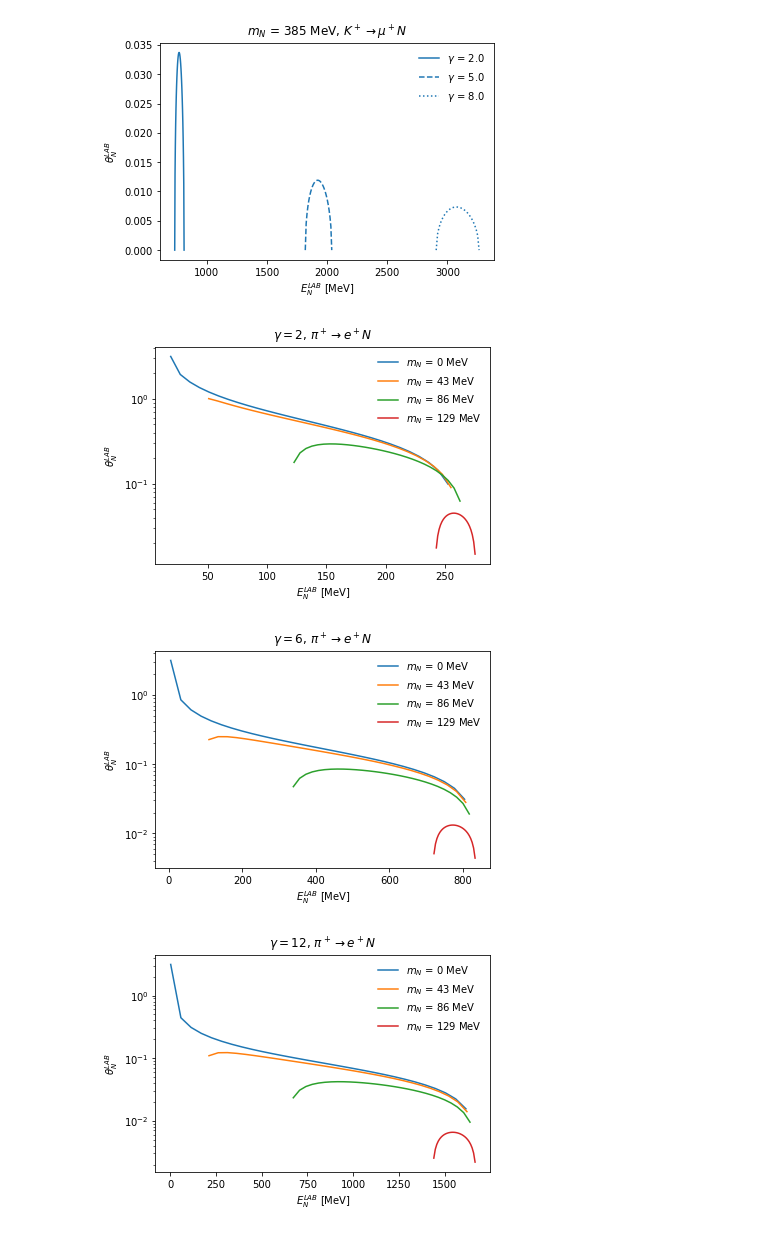
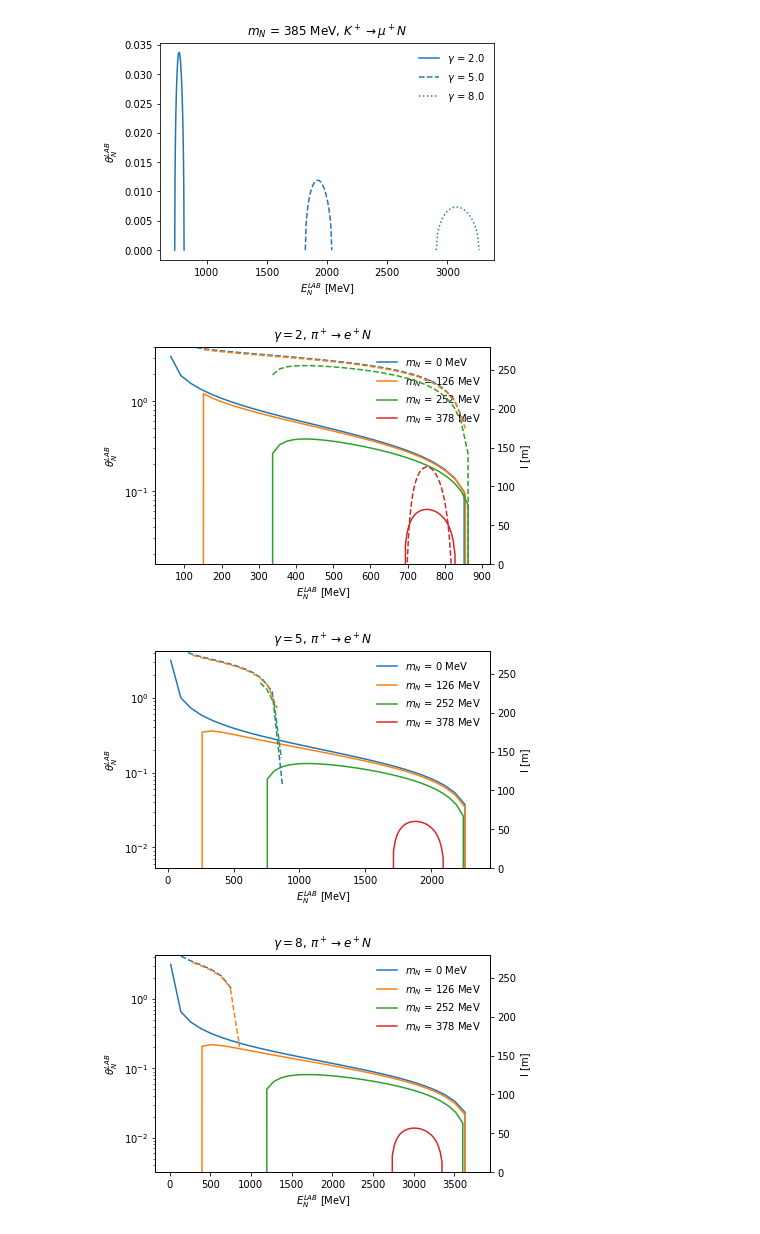
Before and after one commit to mhostert/HNL-DIF, a Jupyter notebook: old/angular_correlation_flux.ipynb, the cells around one changed output. Saved outputs shown, nothing was run; the diff lists cells and outputs as text; code cells hidden in the pictures.

```diff
--- a/old/angular_correlation_flux.ipynb
+++ b/old/angular_correlation_flux.ipynb
@@ -70,7 +75,0 @@ ValueError: f(a) and f(b) must have different signs
-# %%
-for i, m_n in enumerate(np.array([0, 100, 250, 380])):
-    plt.plot(np.average(out[0], axis=0, weights=out[1])[i, :]/1000,
-             np.average(out[1], axis=0, weights=out[1])[i, :],
-             label=f'$M_N$ = {m_n} MeV')
-plt.legend(frameon=False)
-plt.yscale('log')
@@ -160,8 +82,0 @@ Text(0.5, 0, '$E^{LAB}_N$ [MeV]')
-# %%
-l = np.linspace(0, 100)
-sin_theta_l = R0*np.sin(theta_0)/R_given_l(l, theta_0, R0)
-plt.plot(l, sin_theta_l)
-for stheta in sin_theta_lab:
-    plt.axhline(stheta, color='C1')
-plt.xlabel('l [m]')
-plt.ylabel(r'$\sin \theta$')
@@ -223,29 +135,35 @@ for m_N in [0, 10, 150, 350, 385]:
 [figure]
 [figure]
 # %%
-parent = lp.pi_plus
-other_daughter = lp.e_plus
+parent = lp.K_plus
+other_daughter = lp.mu_plus
 cos_theta_cm_test = np.linspace(-1, 1, 31)
-gamma_test = [2, 6, 12]
+gamma_test = [2, 5, 8]
 linestyles = ['solid', 'dashed', 'dotted']
 
 
 for gamma in gamma_test:
-    plt.figure()
-    for m_N in np.linspace(0, parent.mass-other_daughter.mass-10, 4):
+    fig, ax1 = plt.subplots()
+    ax2 = ax1.twinx()
+    for i, m_N in enumerate(np.linspace(0, parent.mass-other_daughter.mass-10, 4)):
         e_N_CM = E_N_CM(m_N, m_parent=parent.mass, m_other_daughter=other_daughter.mass)
         this_theta_lab = Theta_lab(e_N_CM, m_N, gamma, cos_theta_cm_test)
         this_E_N_lab = E_N_lab(e_N_CM, m_N, gamma, cos_theta_cm_test)
-        this_E_N_lab = this_E_N_lab[this_theta_lab!=0]
-        this_theta_lab = this_theta_lab[this_theta_lab!=0]
-        plt.plot(this_E_N_lab, this_theta_lab, label=f'$m_N$ = {m_N:.3g} MeV')
-    plt.legend(frameon=False)
-    plt.xlabel(r'$E_N^{LAB}$ [MeV]')
-    plt.ylabel(r'$\theta_N^{LAB}$')
-    plt.title(f'$\gamma = {gamma}$,'+ r' $\pi^+ \rightarrow e^+ N$')
-    plt.yscale('log')
+#         this_E_N_lab = this_E_N_lab[this_theta_lab!=0]
+#         this_theta_lab = this_theta_lab[this_theta_lab!=0]
+        ax1.plot(this_E_N_lab, this_theta_lab, f'C{i}-', label=f'$m_N$ = {m_N:.3g} MeV')
+        l = l_from_E_N_lab(this_E_N_lab, m_N, gamma_parent,
+                           theta_0, R0, m_parent=parent.mass, m_other_daughter=other_daughter.mass)
+        ax2.plot(this_E_N_lab, l, f'C{i}--', label=f'$m_N$ = {m_N:.3g} MeV')
+    ax1.legend(frameon=False)
+    ax1.set_xlabel(r'$E_N^{LAB}$ [MeV]')
+    ax1.set_ylabel(r'$\theta_N^{LAB}$')
+    ax2.set_ylabel(r'l [m]')
+    ax2.set_ylim(0, 280)
+    ax1.set_title(f'$\gamma = {gamma}$,'+ r' $\pi^+ \rightarrow e^+ N$')
+    ax1.set_yscale('log')
     plt.savefig(f'plots/AngularCorrelationFlux/pion_e_e_theta_lab_gamma_{gamma}.png')
 # %% [output]
-[figure, old version]
+[figure, new version]
-[figure, old version]
+[figure, new version]
-[figure, old version]
+[figure, new version]
```
Also changed, not shown: parts of 35 cells of this notebook, 6 other files.
